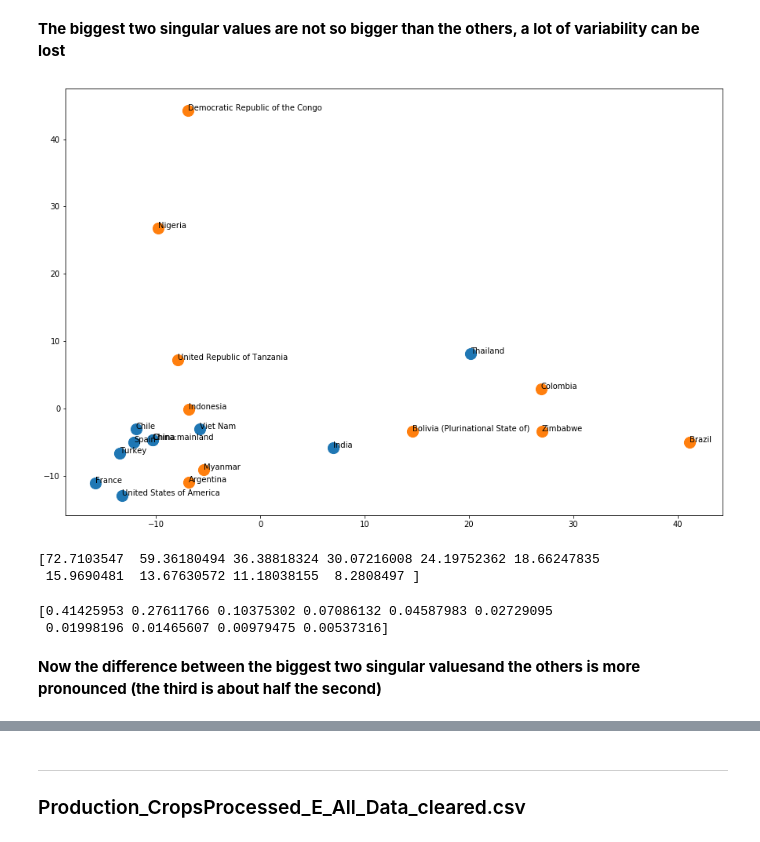
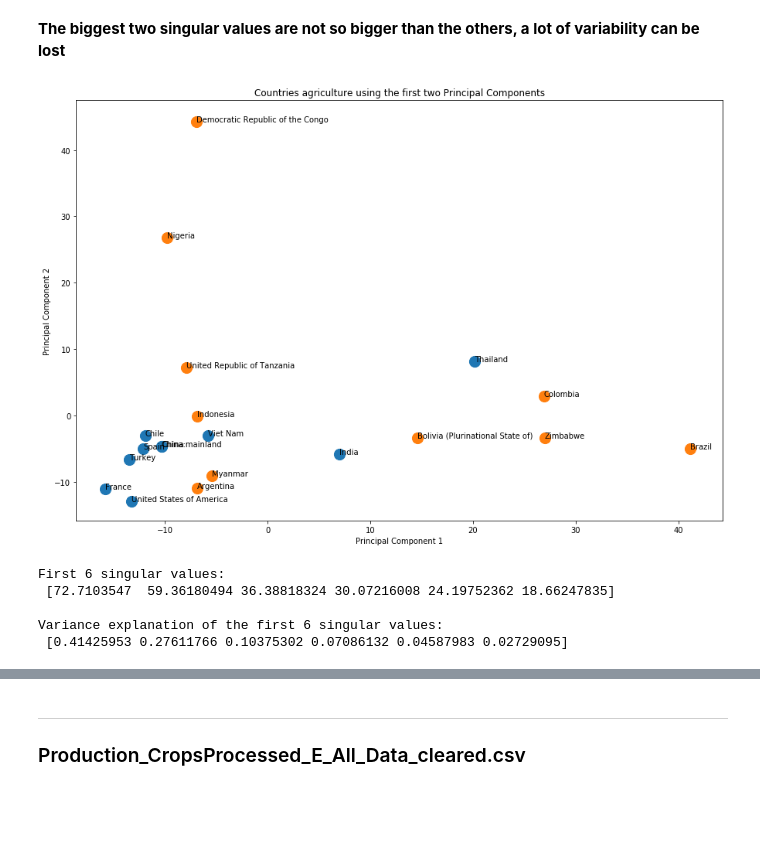
Before and after one commit to kostelansky17/disappearing_forests, a Jupyter notebook: Vidulis.ipynb, the cells around one changed output, grey strips where cells are left out. Drawn from its saved outputs; the diff is of its cells as text; code cells hidden in the pictures; blank space fills up the shorter version.

```diff
--- a/Vidulis.ipynb
+++ b/Vidulis.ipynb
@@ -613 +629,33 @@ array(['tonnes'], dtype=object)
+# %%
+# extract top 10 deforested countries (criterion: surface of forest losses)
+
+all_countries_forests_area_1990 = land_use_all[land_use_all.Item.str.match('Forestry') &
+                                               land_use_all.Element.str.match('Area') &
+                                               (land_use_all.Year == 1990)]
+
+all_countries_forests_area_2017 = land_use_all[land_use_all.Item.str.match('Forestry') &
+                                               land_use_all.Element.str.match('Area') &
+                                               (land_use_all.Year == 2017)]
+
+# drop aggregated rows
+all_countries_forests_area_1990 = all_countries_forests_area_1990[all_countries_forests_area_1990['Area Code'] < 5000]
+all_countries_forests_area_2017 = all_countries_forests_area_2017[all_countries_forests_area_2017['Area Code'] < 5000]
+
+# join dataframes
+deforestation_1990_2017 = all_countries_forests_area_1990.merge(all_countries_forests_area_2017,
+                                                                left_on=['Area Code', 'Area'],
+                                                                right_on=['Area Code', 'Area'])
+
+# TODO: check non joint countries because of different names
+
+# compute deforested areas
+deforestation_1990_2017.loc[:, 'Forest land differential'] = deforestation_1990_2017['Value_y'] - deforestation_1990_2017['Value_x']
+deforestation_1990_2017 = deforestation_1990_2017.loc[:, ['Area', 'Forest land differential']]\
+                                                 .sort_values(by=['Forest land differential'],
+                                                              ascending=False)
+# TODO: drop China:mainland
+
+# extract name of top 10 countries for de- and re-forestation
+top_10_reforested_countries = deforestation_1990_2017.head(10).Area
+top_10_deforested_countries = deforestation_1990_2017.tail(10).sort_values(by=['Forest land differential']).Area
 # %%
@@ -692,0 +713,2 @@ production_shares_matrix
+# %%
+production_shares_matrix = pd.read_pickle("./production_shares_matrix.pkl")
@@ -740,32 +773,37 @@ for i in range(0, reduced_production_shares_matrix.shape[0]):
     elif reduced_production_shares_matrix.index[i] in top_10_reforested_countries.values:
         reduced_reforester_indices.append(i)
 # %%
-# matrix rows are countries, columns products; values are shares (%) of total yearly production
+from sklearn.decomposition import PCA
+
+# matrix rows are countries, columns are products; values are shares (%) of total yearly production
 pca = PCA(n_components=2)
 principalComponents = pca.fit_transform(reduced_production_shares_matrix.values)
 principalDf = pd.DataFrame(data=principalComponents, columns=['PC1', 'PC2'])
 
+# plot results in 2D and look for clusters
 plt.figure(figsize=(15, 10))
 plt.scatter(principalDf.PC1[reduced_reforester_indices], principalDf.PC2[reduced_reforester_indices], marker='o', s=200)
 plt.scatter(principalDf.PC1[reduced_deforester_indices], principalDf.PC2[reduced_deforester_indices], marker='o', s=200)
 # add country names to the plot
 for i, country in enumerate(reduced_production_shares_matrix.index.values[reduced_reforester_indices]):
     plt.annotate(country, (principalDf.PC1[reduced_reforester_indices[i]], principalDf.PC2[reduced_reforester_indices[i]]))
 for i, country in enumerate(reduced_production_shares_matrix.index.values[reduced_deforester_indices]):
     plt.annotate(country, (principalDf.PC1[reduced_deforester_indices[i]], principalDf.PC2[reduced_deforester_indices[i]]))
+plt.title('Countries agriculture using the first two Principal Components')
+plt.gca().set_xlabel('Principal Component 1')
+plt.gca().set_ylabel('Principal Component 2')
 plt.show()
 # %% [output]
-[figure, old version]
+[figure, new version]
-# %%
-# first 10 singular values
-print(pca.singular_values_)
-# %% [output]
-[72.7103547  59.36180494 36.38818324 30.07216008 24.19752362 18.66247835
- 15.9690481  13.67630572 11.18038155  8.2808497 ]
-# %%
-print(pca.explained_variance_ratio_)
-# %% [output]
-[0.41425953 0.27611766 0.10375302 0.07086132 0.04587983 0.02729095
- 0.01998196 0.01465607 0.00979475 0.00537316]
-# %% [markdown]
-**Now the difference between the biggest two singular valuesand the others is more pronounced (the third is about half the second)**
+# %%
+# first 10 singular values
+print("First 6 singular values:\n", pca.singular_values_, end='\n\n')
+
+# variance explanation ratio for each singular value
+print("Variance explanation of the first 6 singular values:\n", pca.explained_variance_ratio_)
+# %% [output]
+First 6 singular values:
+ [72.7103547  59.36180494 36.38818324 30.07216008 24.19752362 18.66247835]
+
+Variance explanation of the first 6 singular values:
+ [0.41425953 0.27611766 0.10375302 0.07086132 0.04587983 0.02729095]
```
Also changed, not shown: parts of 16 cells of this notebook.
